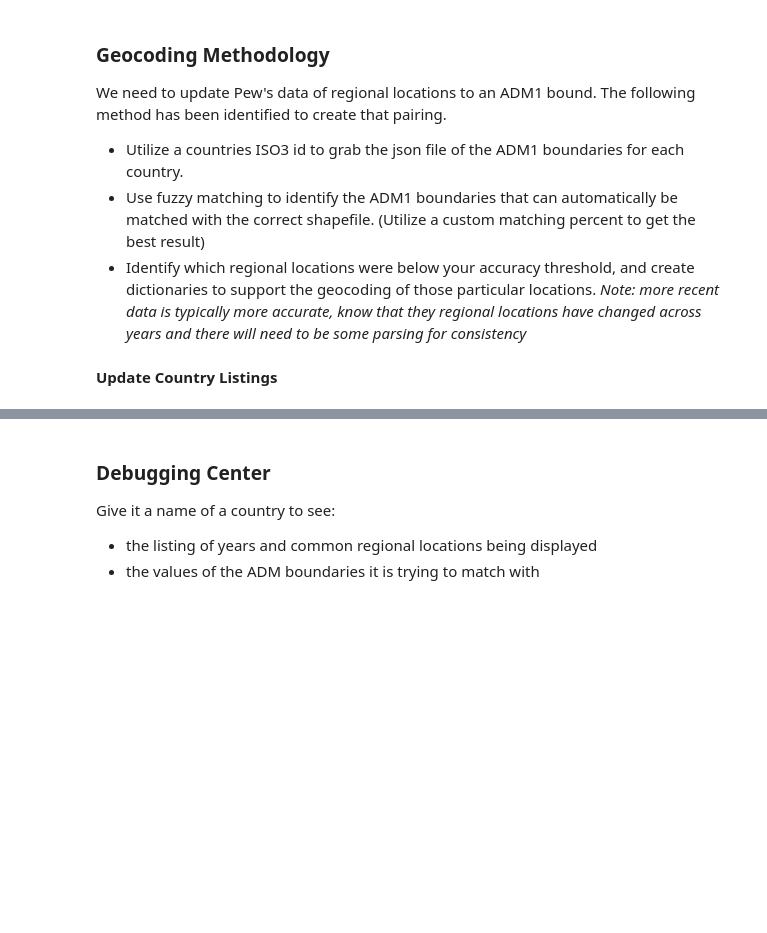
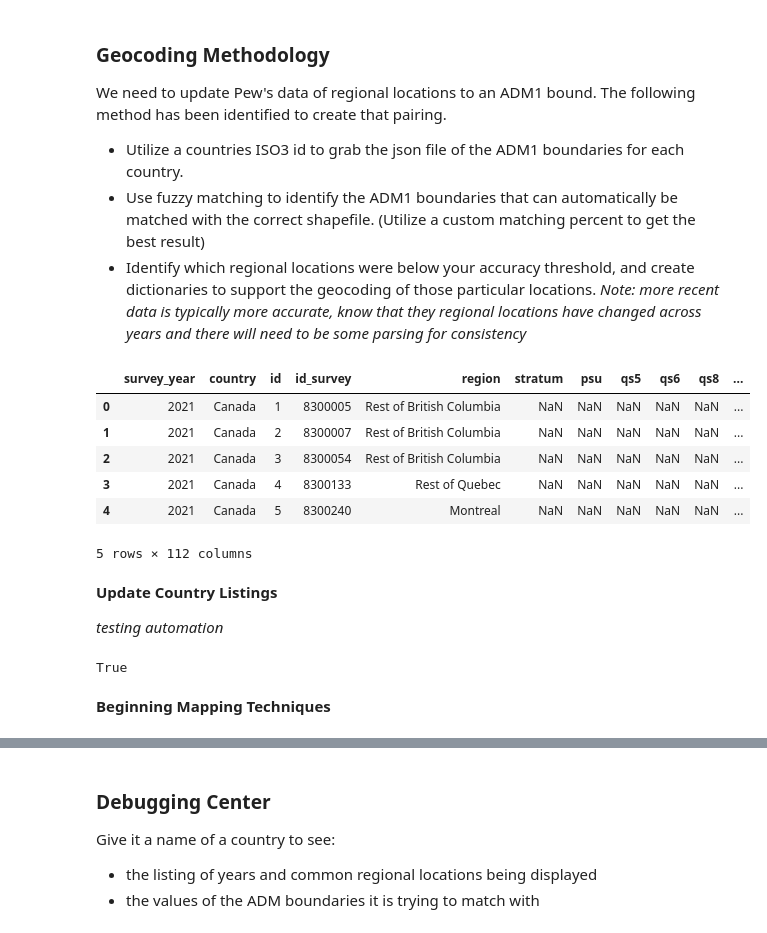
Before and after one commit to LAS-NCSU/bridash, a Jupyter notebook: data_processing/pew/geocoding_pew.ipynb, the cells around one changed output, grey strips where cells are left out. Drawn from its saved outputs; the diff is of its cells as text; code cells hidden in the pictures; blank space fills up the shorter version.

```diff
--- a/data_processing/pew/geocoding_pew.ipynb
+++ b/data_processing/pew/geocoding_pew.ipynb
@@ -180,6 +181,16 @@ region_temps['adm_temp'] = region_temps['temp_temp'].combine_first(region_temps[
 print("You still have " + str(region_temps.shape[0] - region_temps['adm_temp'].combine_first(region_temps['nuts_temp']).value_counts().sum()) + " variables missing")
 # %% [output]
 You still have 2984 variables missing
+# %%
+# put all adm_temp and nuts_temp values in the database for replacing
+df['adm_region'] = [[x] if pd.notna(x) else [] for x in region_temps['adm_temp']]
+df['nuts_region'] = [[x] if pd.notna(x) else [] for x in region_temps['nuts_temp']]
+
+df['regional_location_original'] = [x if pd.notna(x) else y for x, y in zip(region_temps['adm_temp'], region_temps['nuts_temp'])]
+df['regional_location_original'] = [x if pd.notna(x) else np.nan for x in df['regional_location_original']].copy()
+
+# Fixing Cases for Groups
+df['adm_region'] = [[x[0].title()] if len(x) > 0 else x for x in df['adm_region']]
 # %%
 # run to see missing variables
 # use this query to explore a particular country/year further
@@ -206,10 +217,11 @@ df[pd.isna(df['adm_region']) & pd.isna(df['nuts_region'])].groupby(['country', '
 |  | 2019 | 0 | 0 | 0 | 0 | 0 | 17 | 0 | 0 |
 |  | 2020 | 0 | 0 | 0 | 0 | 0 | 0 | 0 | 0 |
 |  | 2021 | 0 | 0 | 0 | 0 | 0 | 0 | 0 | 0 |
-# %%
-# put all adm_temp and nuts_temp values in the database for replacing
-df['adm_region'] = region_temps['adm_temp']
-df['nuts_region'] = region_temps['nuts_temp']
+# %%
+# for ease moving forward. Any country without a value for adm/nuts will be filled with ['None']
+
+df['adm_region'] = [x if len(x) > 0 else ['None'] for x in df['adm_region']]
+df['nuts_region'] = [x if len(x) > 0 else ['None'] for x in df['nuts_region']]
 # %% [markdown]
 ### Geocoding Methodology
 
@@ -222,11 +234,17 @@ We need to update Pew's data of regional locations to an ADM1 bound. The followi
 # example to identify the changes in regional location over time within pew
 # know that there is some ambiguity in ADM 1 to be grabbing
 # df.groupby('survey_year')['regional_location'].value_counts()
-# %%
-df['regional_location_original'] = [x if pd.notna(x) else y for x,y in zip(df['adm_region'], df['nuts_region'])]
-
-# Fixing Cases for Groups
-
-df['adm_region'] = [x.title() if pd.notna(x) else x for x in df['adm_region']]
+# %%
+df.head()
+# %% [output]
+|  | survey_year | country | id | id_survey | region | stratum | psu | qs5 | qs6 | qs8 | ... |
+| 0 | 2021 | Canada | 1 | 8300005 | Rest of British Columbia | NaN | NaN | NaN | NaN | NaN | ... |
+| 1 | 2021 | Canada | 2 | 8300007 | Rest of British Columbia | NaN | NaN | NaN | NaN | NaN | ... |
+| 2 | 2021 | Canada | 3 | 8300054 | Rest of British Columbia | NaN | NaN | NaN | NaN | NaN | ... |
+| 3 | 2021 | Canada | 4 | 8300133 | Rest of Quebec | NaN | NaN | NaN | NaN | NaN | ... |
+| 4 | 2021 | Canada | 5 | 8300240 | Montreal | NaN | NaN | NaN | NaN | NaN | ... |
+5 rows × 112 columns
 # %% [markdown]
 __Update Country Listings__
+
+*testing automation*
@@ -236,0 +251,29 @@ def update_country(dff, name, mapping):
+# %%
+# get a list of regions
+regions = df['adm_region']
+
+mapping = {
+    'Montreal' : ['Quebec'],
+    'Vancouver' : ['British Columbia'],
+    'Toronto' : ['Ontario'],
+    'Bc' : ['British Columbia'],
+    'Qc' : ['Quebec'],
+    'On' : ['Ontario'],
+    'Mb' : ['Manitoba'],
+    'Ab' : ['Alberta'],
+    'Pei' : ['Prince Edward Island'],
+    'Sk' : ['Saskatchewan'],
+    'Atlantic Provinces' : ['New Brunswick', 'Nova Scotia', 'Prince Edward Island']
+}
+
+regionsMap = [[mapping[innerX] if (innerX in mapping.keys()) else [innerX] for innerX in x] for x in regions]
+
+len(regions) == len(regionsMap)
+
+regionsSmall = [ele if isinstance(ele, list) else [ele] for sublist in regionsMap for ele in sublist]
+
+len(regionsSmall) == len(regions)
+# %% [output]
+True
+# %% [markdown]
+__Beginning Mapping Techniques__
```
Also changed, not shown: parts of 18 cells of this notebook.
